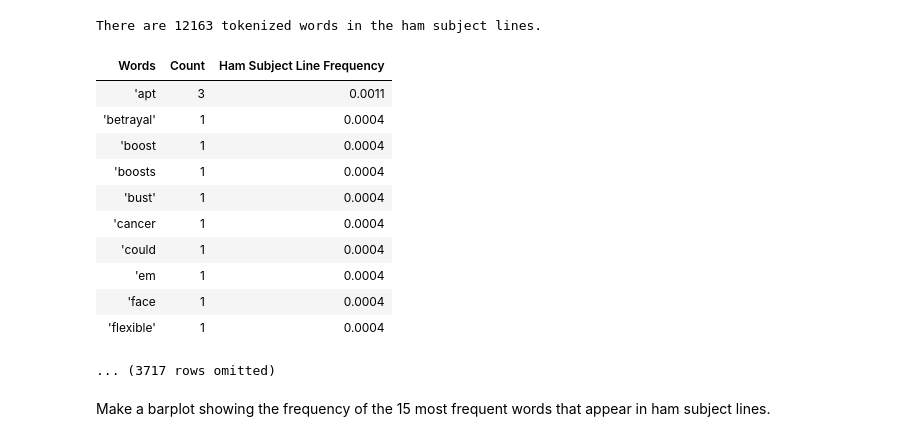
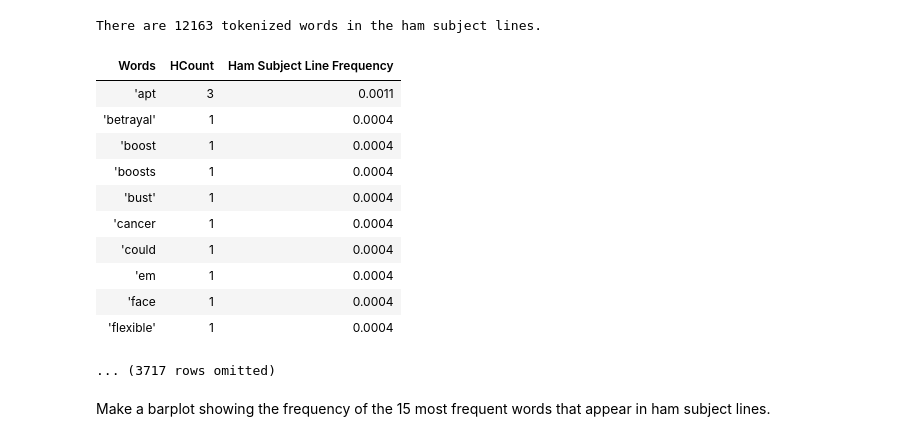
Before and after one commit to cheykrampitz/Krampitz.Math377, a Jupyter notebook: Project Math 377 Fall 18 Exploration (Block 1).ipynb, the cells around one changed output. Drawn from its saved outputs; the diff is of its cells as text; code cells hidden in the pictures.

```diff
--- a/Project Math 377 Fall 18 Exploration (Block 1).ipynb
+++ b/Project Math 377 Fall 18 Exploration (Block 1).ipynb
@@ -363,6 +364,6 @@ Find the word counts for words that appeared in ham subject lines.
 ham_words = [item for sublist in Ham_data_table_token.column(0) for item in sublist]
 # Put into a table
 ham_table = ds.Table().with_columns('Words', ham_words)
-ham_word_counts = ham_table.group('Words').relabel('count', 'Count')
+ham_word_counts = ham_table.group('Words').relabel('count', 'HCount')
 ham_word_counts.show(5)
 # %% [output]
@@ -383,11 +384,11 @@ print("There are",sum_ham_word_counts,"tokenized words in the ham subject lines.
 # %% [output]
 There are 12163 tokenized words in the ham subject lines.
 # %%
-ham_word_counts = ham_word_counts.with_column('Ham Subject Line Frequency',ham_word_counts.column('Count')/2800).\
+ham_word_counts = ham_word_counts.with_column('Ham Subject Line Frequency',ham_word_counts.column('HCount')/2800).\
 set_format("Ham Subject Line Frequency", ds.NumberFormatter(decimals=4))
 ham_word_counts
 # %% [output]
-| Words | Count | Ham Subject Line Frequency |
+| Words | HCount | Ham Subject Line Frequency |
 | 'apt | 3 | 0.0011 |
 | 'betrayal' | 1 | 0.0004 |
 | 'boost | 1 | 0.0004 |
```
Also changed, not shown: parts of 13 cells of this notebook.
